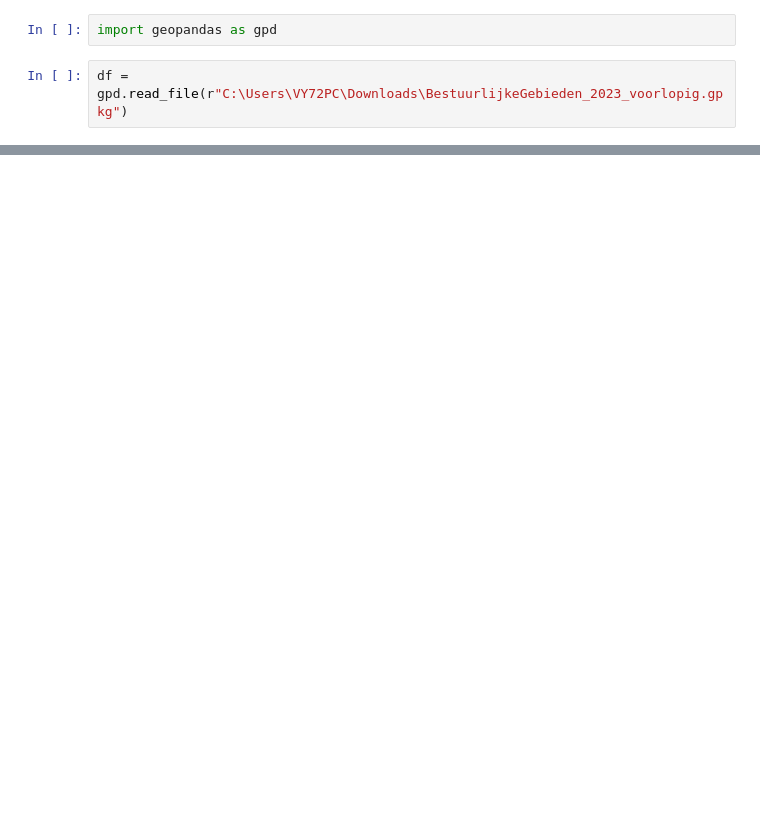
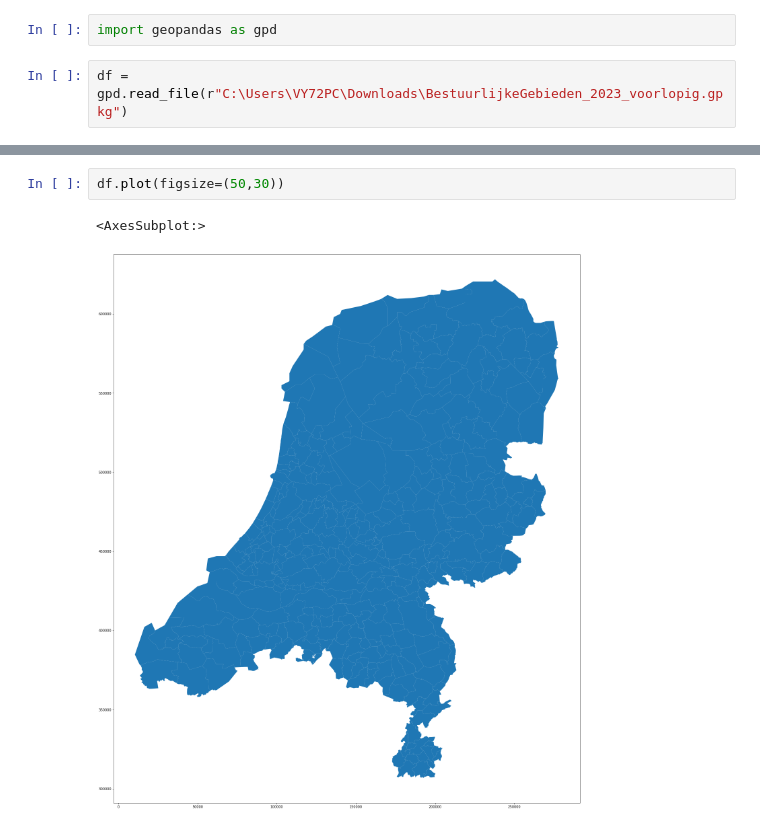
Before and after one commit to AGLamb/Thesis-Code, a Jupyter notebook: Viz.ipynb, the cells around one changed output, grey strips where cells are left out. Cells and saved outputs as stored; diff of their text form; blank space fills up the shorter version.

```diff
--- a/Viz.ipynb
+++ b/Viz.ipynb
@@ -8,0 +5,5 @@ df = gpd.read_file(r"C:\Users\VY72PC\Downloads\BestuurlijkeGebieden_2023_voorlop
+# %%
+df.plot(figsize=(50,30))
+# %% [output]
+<AxesSubplot:>
+[figure, added]
```
Also changed, not shown: parts of 1 cell of this notebook, 7 other files.
